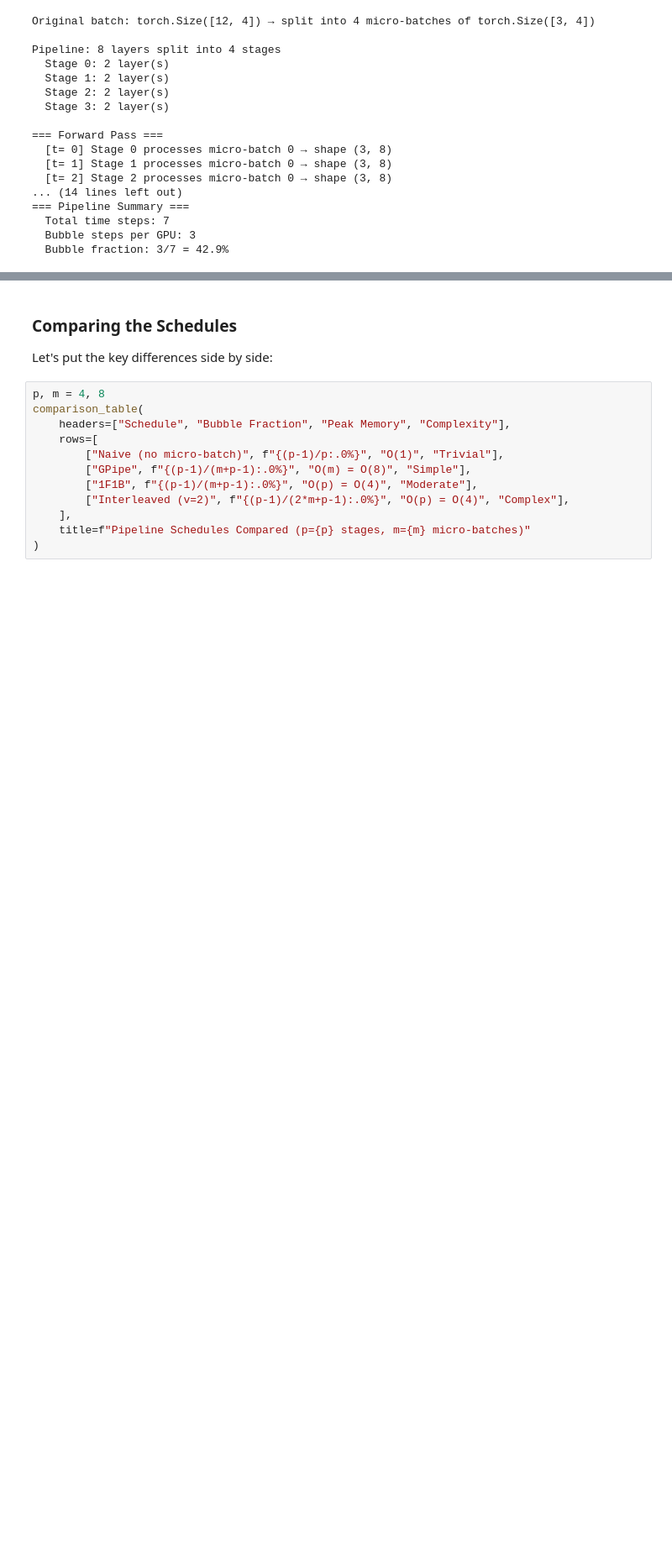
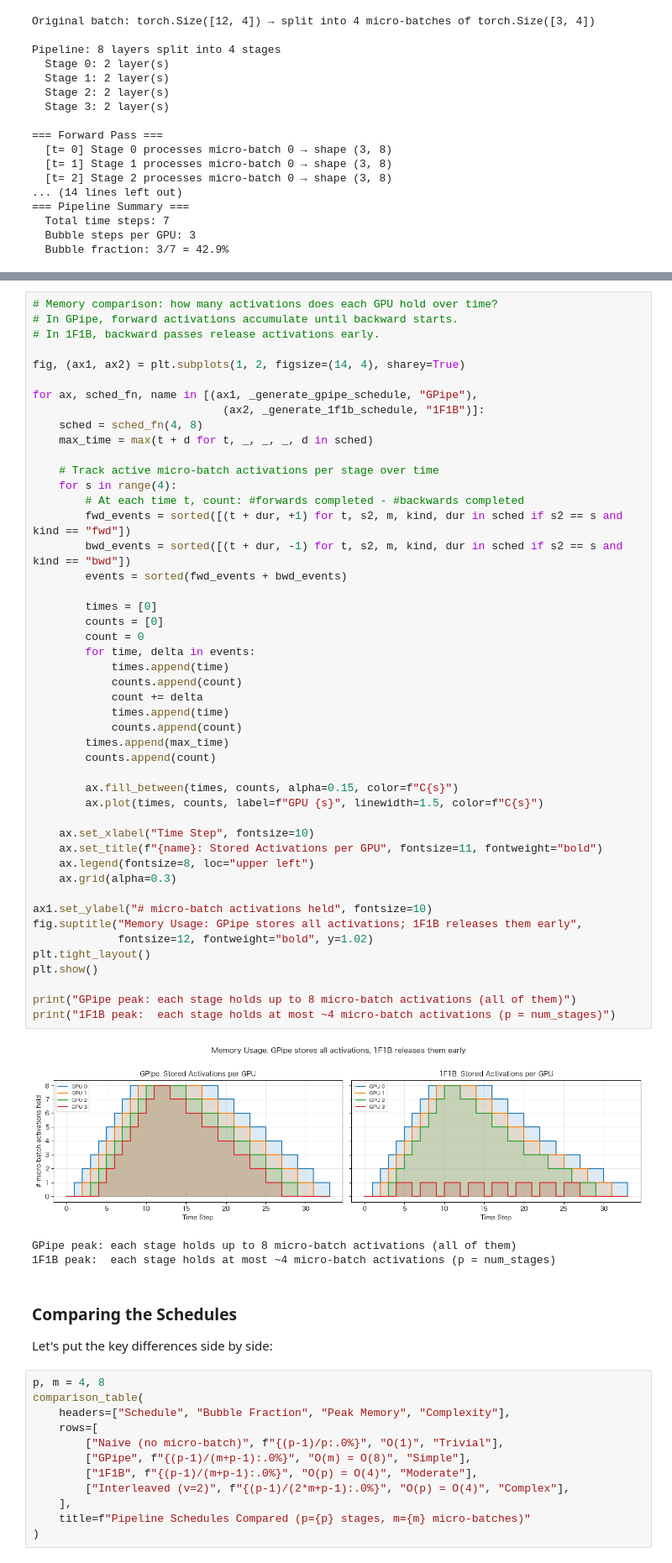
Before and after one commit to chuanbei2026/model-parallelism-tutorial, a Jupyter notebook: notebooks/en/03-pipeline-parallelism.ipynb, the cells around one changed output, grey strips where cells are left out. Shown at 84% size. Saved outputs shown, nothing was run; the diff lists cells and outputs as text; blank space fills up the shorter version.

```diff
--- a/notebooks/en/03-pipeline-parallelism.ipynb
+++ b/notebooks/en/03-pipeline-parallelism.ipynb
@@ -237,3 +313,54 @@ info_box(
+# %%
+# Memory comparison: how many activations does each GPU hold over time?
+# In GPipe, forward activations accumulate until backward starts.
+# In 1F1B, backward passes release activations early.
+
+fig, (ax1, ax2) = plt.subplots(1, 2, figsize=(14, 4), sharey=True)
+
+for ax, sched_fn, name in [(ax1, _generate_gpipe_schedule, "GPipe"),
+                             (ax2, _generate_1f1b_schedule, "1F1B")]:
+    sched = sched_fn(4, 8)
+    max_time = max(t + d for t, _, _, _, d in sched)
+
+    # Track active micro-batch activations per stage over time
+    for s in range(4):
+        # At each time t, count: #forwards completed - #backwards completed
+        fwd_events = sorted([(t + dur, +1) for t, s2, m, kind, dur in sched if s2 == s and kind == "fwd"])
+        bwd_events = sorted([(t + dur, -1) for t, s2, m, kind, dur in sched if s2 == s and kind == "bwd"])
+        events = sorted(fwd_events + bwd_events)
+
+        times = [0]
+        counts = [0]
+        count = 0
+        for time, delta in events:
+            times.append(time)
+            counts.append(count)
+            count += delta
+            times.append(time)
+            counts.append(count)
+        times.append(max_time)
+        counts.append(count)
+
+        ax.fill_between(times, counts, alpha=0.15, color=f"C{s}")
+        ax.plot(times, counts, label=f"GPU {s}", linewidth=1.5, color=f"C{s}")
+
+    ax.set_xlabel("Time Step", fontsize=10)
+    ax.set_title(f"{name}: Stored Activations per GPU", fontsize=11, fontweight="bold")
+    ax.legend(fontsize=8, loc="upper left")
+    ax.grid(alpha=0.3)
+
+ax1.set_ylabel("# micro-batch activations held", fontsize=10)
+fig.suptitle("Memory Usage: GPipe stores all activations; 1F1B releases them early",
+             fontsize=12, fontweight="bold", y=1.02)
+plt.tight_layout()
+plt.show()
+
+print("GPipe peak: each stage holds up to 8 micro-batch activations (all of them)")
+print("1F1B peak:  each stage holds at most ~4 micro-batch activations (p = num_stages)")
+# %% [output]
+[figure, added]
+GPipe peak: each stage holds up to 8 micro-batch activations (all of them)
+1F1B peak:  each stage holds at most ~4 micro-batch activations (p = num_stages)
 # %% [markdown]
 ### Comparing the Schedules
 
```
Also changed, not shown: parts of 6 cells of this notebook, 3 other files.
